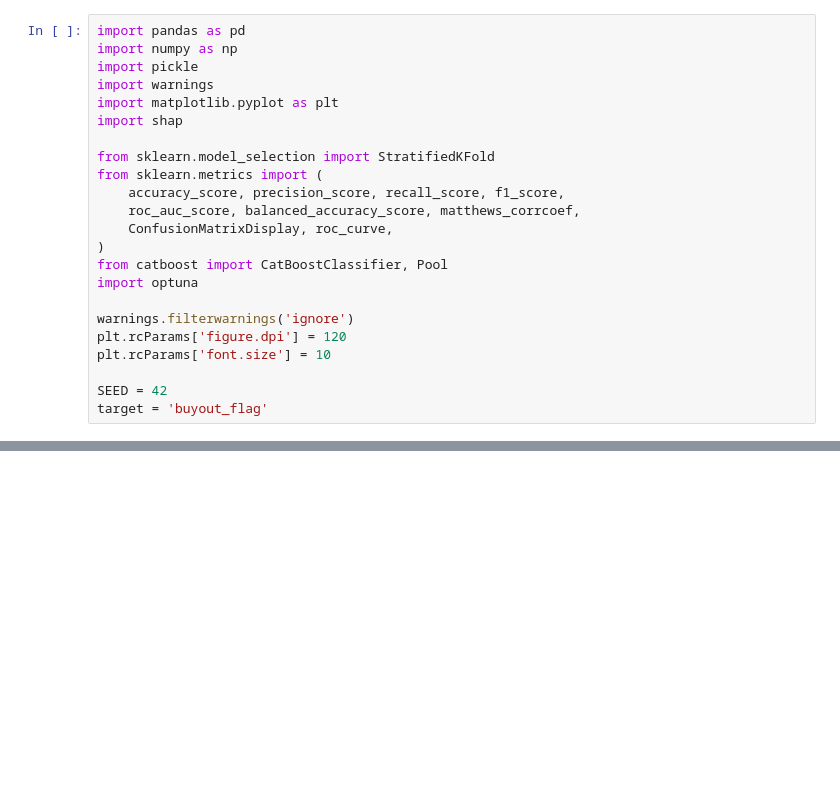
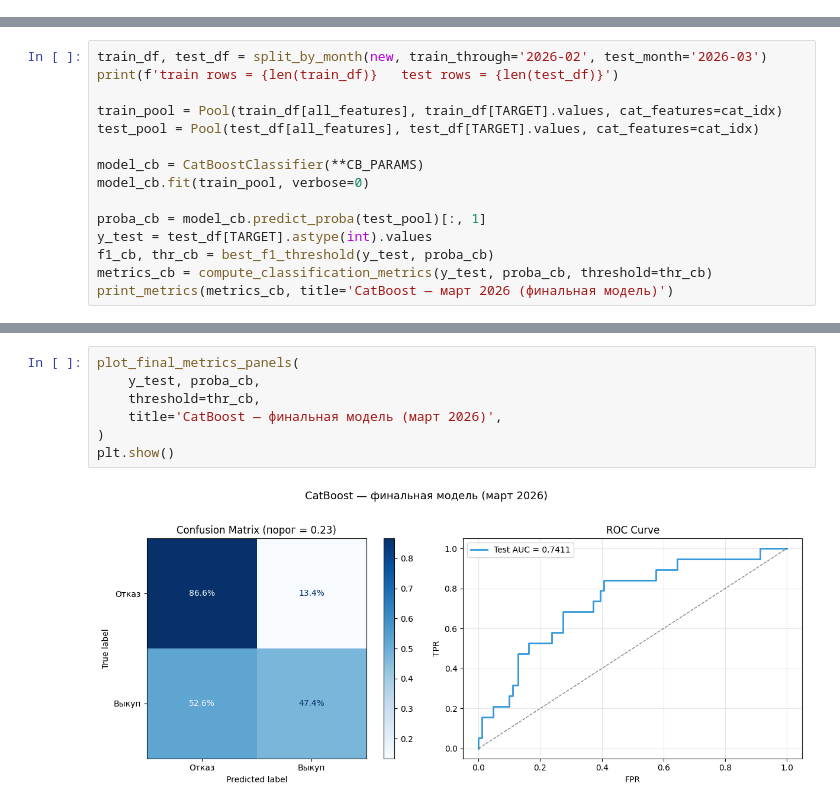
Before and after one commit to FlufffyMelon/Artraid-Hackaton, a Jupyter notebook: 03_advanced_models.ipynb, the cells around one changed output, grey strips where cells are left out. Drawn from its saved outputs; the diff is of its cells as text; blank space fills up the shorter version.

```diff
--- a/03_advanced_models.ipynb
+++ b/03_advanced_models.ipynb
@@ -14,23 +0,0 @@
-# %%
-import pandas as pd
-import numpy as np
-import pickle
-import warnings
-import matplotlib.pyplot as plt
-import shap
-
-from sklearn.model_selection import StratifiedKFold
-from sklearn.metrics import (
-    accuracy_score, precision_score, recall_score, f1_score,
-    roc_auc_score, balanced_accuracy_score, matthews_corrcoef,
-    ConfusionMatrixDisplay, roc_curve,
-)
-from catboost import CatBoostClassifier, Pool
-import optuna
-
-warnings.filterwarnings('ignore')
-plt.rcParams['figure.dpi'] = 120
-plt.rcParams['font.size'] = 10
-
-SEED = 42
-target = 'buyout_flag'
@@ -754,0 +122,15 @@ plt.show()
+# %%
+train_df, test_df = split_by_month(new, train_through='2026-02', test_month='2026-03')
+print(f'train rows = {len(train_df)}   test rows = {len(test_df)}')
+
+train_pool = Pool(train_df[all_features], train_df[TARGET].values, cat_features=cat_idx)
+test_pool = Pool(test_df[all_features], test_df[TARGET].values, cat_features=cat_idx)
+
+model_cb = CatBoostClassifier(**CB_PARAMS)
+model_cb.fit(train_pool, verbose=0)
+
+proba_cb = model_cb.predict_proba(test_pool)[:, 1]
+y_test = test_df[TARGET].astype(int).values
+f1_cb, thr_cb = best_f1_threshold(y_test, proba_cb)
+metrics_cb = compute_classification_metrics(y_test, proba_cb, threshold=thr_cb)
+print_metrics(metrics_cb, title='CatBoost — март 2026 (финальная модель)')
@@ -754,0 +155,9 @@ plt.show()
+# %%
+plot_final_metrics_panels(
+    y_test, proba_cb,
+    threshold=thr_cb,
+    title='CatBoost — финальная модель (март 2026)',
+)
+plt.show()
+# %% [output]
+[figure, added]
```
Also changed, not shown: parts of 52 cells of this notebook, 16 other files.
